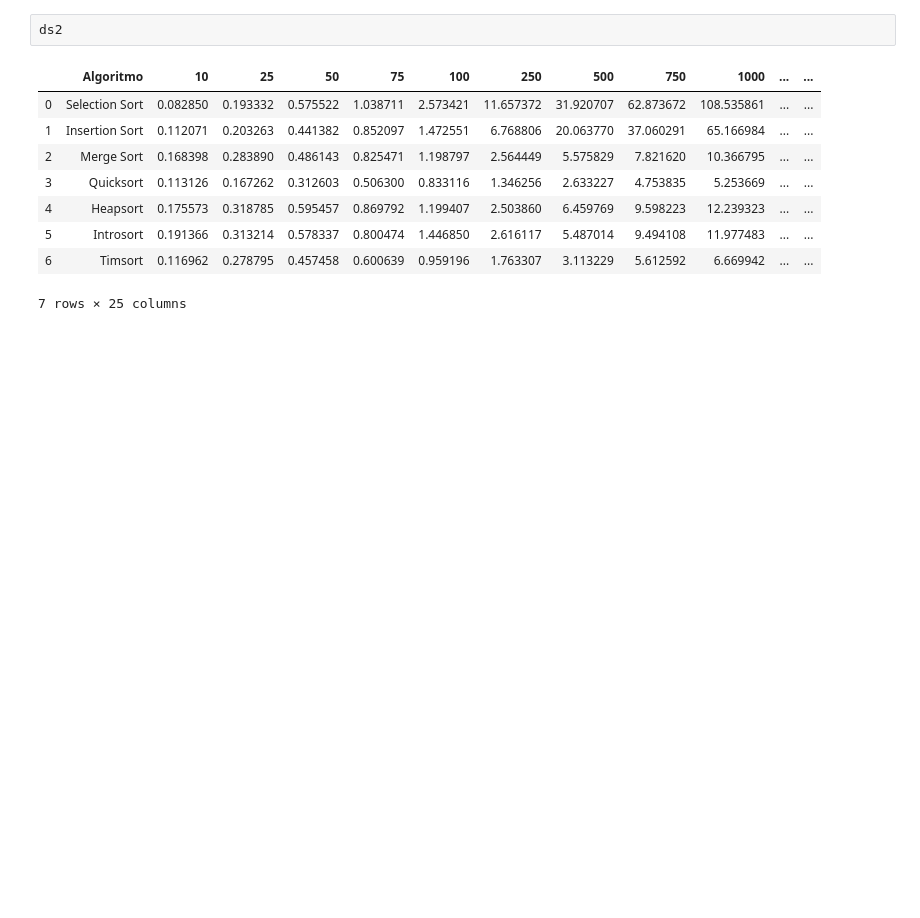
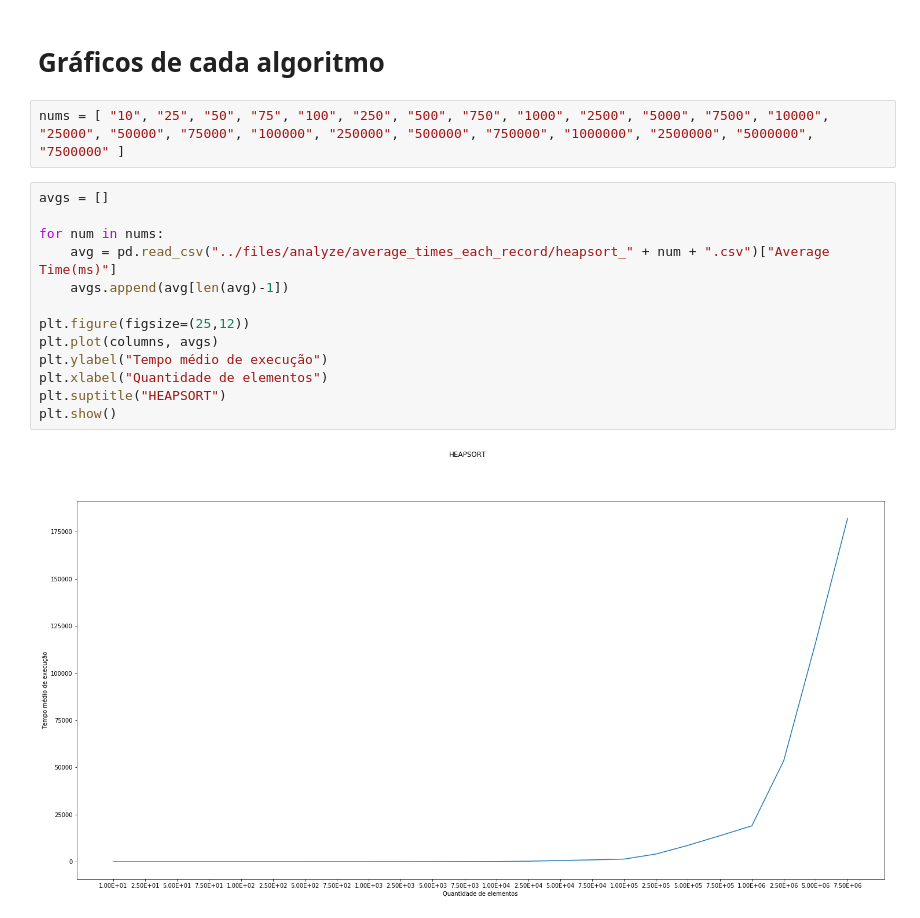
Before and after one commit to HaraHeique/TPA-trab2-ordenacao, a Jupyter notebook: src/jupyter analysis/analyzes.ipynb, the cells around one changed output. Saved outputs shown, nothing was run; the diff lists cells and outputs as text; blank space fills up the shorter version.

```diff
--- a/src/jupyter analysis/analyzes.ipynb
+++ b/src/jupyter analysis/analyzes.ipynb
@@ -58,12 +32,19 @@ Text(0.5, 0.98, 'Teste')
-# %%
-ds2
-# %% [output]
-|  | Algoritmo | 10 | 25 | 50 | 75 | 100 | 250 | 500 | 750 | 1000 | ... | ... |
-| 0 | Selection Sort | 0.082850 | 0.193332 | 0.575522 | 1.038711 | 2.573421 | 11.657372 | 31.920707 | 62.873672 | 108.535861 | ... | ... |
-| 1 | Insertion Sort | 0.112071 | 0.203263 | 0.441382 | 0.852097 | 1.472551 | 6.768806 | 20.063770 | 37.060291 | 65.166984 | ... | ... |
-| 2 | Merge Sort | 0.168398 | 0.283890 | 0.486143 | 0.825471 | 1.198797 | 2.564449 | 5.575829 | 7.821620 | 10.366795 | ... | ... |
-| 3 | Quicksort | 0.113126 | 0.167262 | 0.312603 | 0.506300 | 0.833116 | 1.346256 | 2.633227 | 4.753835 | 5.253669 | ... | ... |
-| 4 | Heapsort | 0.175573 | 0.318785 | 0.595457 | 0.869792 | 1.199407 | 2.503860 | 6.459769 | 9.598223 | 12.239323 | ... | ... |
-| 5 | Introsort | 0.191366 | 0.313214 | 0.578337 | 0.800474 | 1.446850 | 2.616117 | 5.487014 | 9.494108 | 11.977483 | ... | ... |
-| 6 | Timsort | 0.116962 | 0.278795 | 0.457458 | 0.600639 | 0.959196 | 1.763307 | 3.113229 | 5.612592 | 6.669942 | ... | ... |
-7 rows × 25 columns
+# %% [markdown]
+# Gráficos de cada algoritmo
+# %%
+nums = [ "10", "25", "50", "75", "100", "250", "500", "750", "1000", "2500", "5000", "7500", "10000", "25000", "50000", "75000", "100000", "250000", "500000", "750000", "1000000", "2500000", "5000000", "7500000" ]
+# %%
+avgs = []
+
+for num in nums:
+    avg = pd.read_csv("../files/analyze/average_times_each_record/heapsort_" + num + ".csv")["Average Time(ms)"]
+    avgs.append(avg[len(avg)-1])
+
+plt.figure(figsize=(25,12))
+plt.plot(columns, avgs)
+plt.ylabel("Tempo médio de execução")
+plt.xlabel("Quantidade de elementos")
+plt.suptitle("HEAPSORT")
+plt.show()
+# %% [output]
+[figure, added]
```
Also changed, not shown: parts of 8 cells of this notebook, 1 other file.
